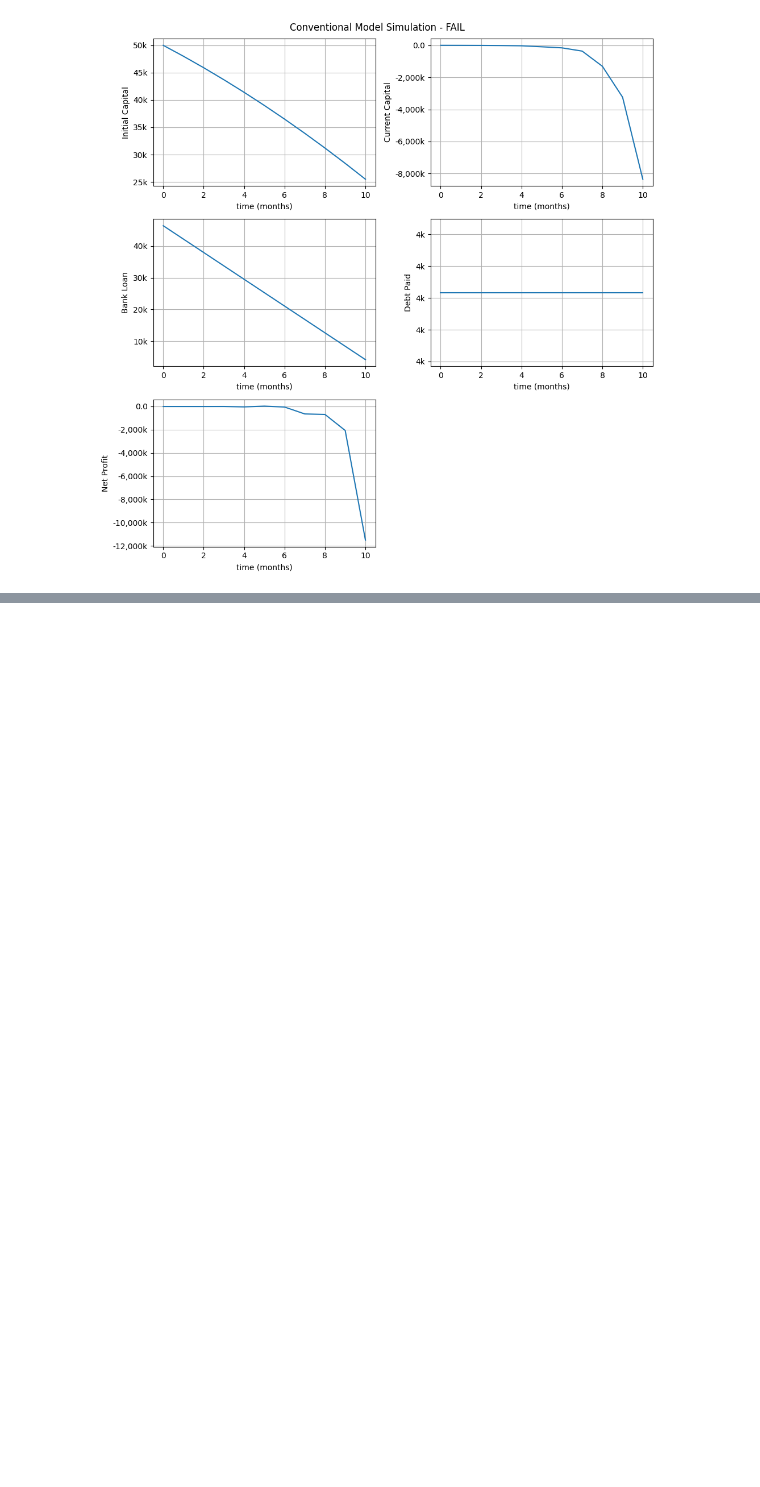
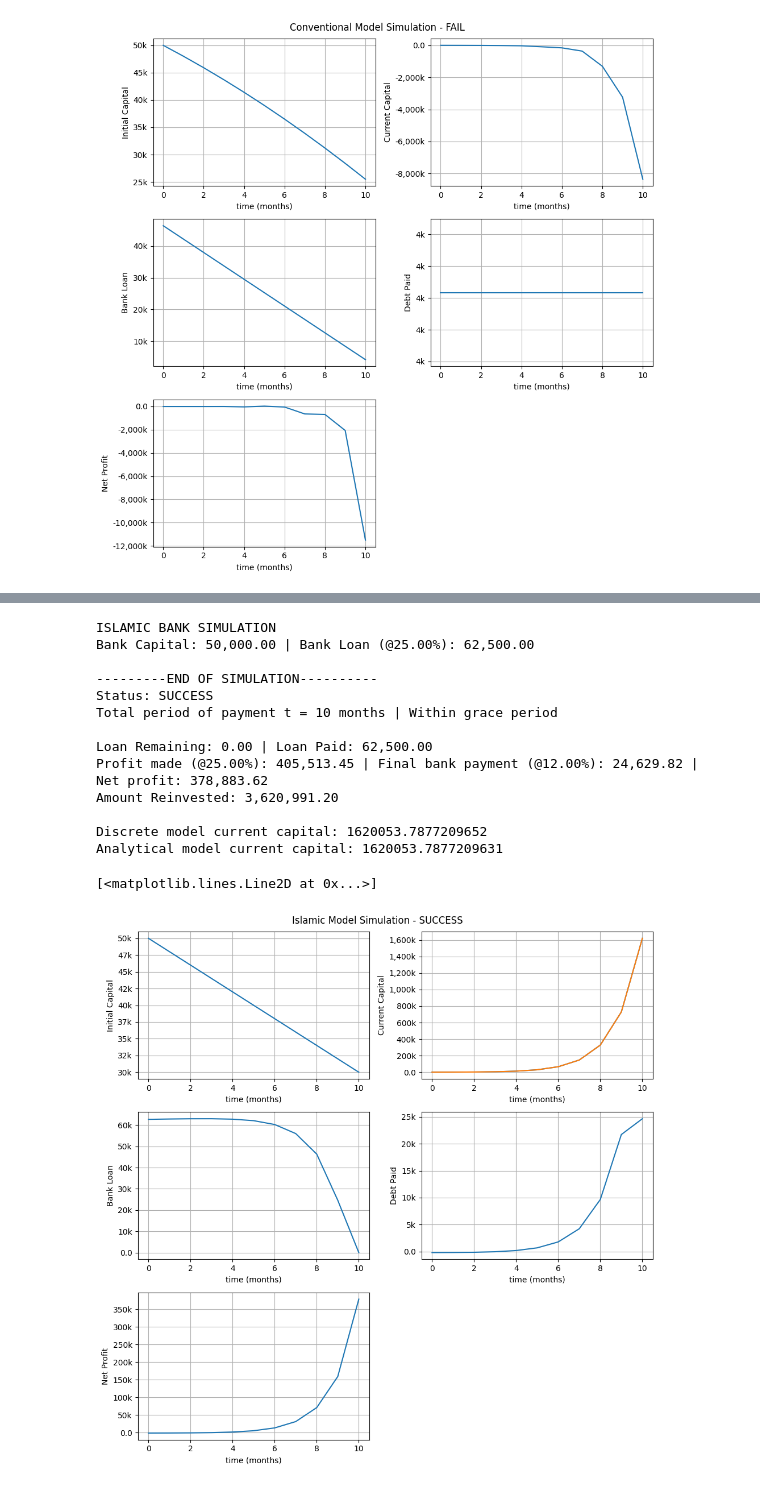
Before and after one commit to AriqAhmer/banking-system-modelling, a Jupyter notebook: finance_modelling_personal_tests.ipynb, the cells around one changed output, grey strips where cells are left out. Saved outputs shown, nothing was run; the diff lists cells and outputs as text; code cells hidden in the pictures; blank space fills up the shorter version.

```diff
--- a/finance_modelling_personal_tests.ipynb
+++ b/finance_modelling_personal_tests.ipynb
@@ -204,0 +285,44 @@ Amount Reinvested: -27,166,213.60
+# %%
+np.random.seed(123456789)
+
+# Graphs for our constant case according to recurrance relations i.e. iterative method
+model_islamic = IslamicModel(
+    initial_capital=INITIAL_CAPITAL,
+    current_capital=CURRENT_CAPITAL,
+    profit_margin=PROFIT_MARGIN,
+    expenses=EXPENSES,
+    bank_fee=BANK_FEE,
+    bank_share=BANK_SHARE,
+    initial_capital_reinvestment=INITIAL_CAPITAL_REINVESTMENT
+)
+model_islamic.simulate(time_period=SIMULATION_TIME, grace_period=GRACE_PERIOD)
+
+# simulating the analytical model
+DIVIDEND = 0
+mu = 1 + (PROFIT_MARGIN * (1 - DIVIDEND) * (1 - BANK_SHARE))
+k = (mu - 1)/(mu * PROFIT_MARGIN)
+C = lambda t : (CURRENT_CAPITAL + INITIAL_CAPITAL_REINVESTMENT - EXPENSES*k)*(np.float_power((1+mu), t)) - INITIAL_CAPITAL_REINVESTMENT+(k*EXPENSES)
+
+epochs = model_islamic.simulation_values()['time_period']
+
+print(f"Discrete model current capital: {model_islamic.simulation_values()['current_capital'][-1]}")
+print(f"Analytical model current capital: {C(epochs[-1])}")
+
+_, _, ax, _, _, _ = model_islamic.simulation_graphs()
+ax.plot(epochs, C(epochs))
+# %% [output]
+ISLAMIC BANK SIMULATION
+Bank Capital: 50,000.00 | Bank Loan (@25.00%): 62,500.00
+
+---------END OF SIMULATION----------
+Status: SUCCESS
+Total period of payment t = 10 months | Within grace period
+
+Loan Remaining: 0.00 | Loan Paid: 62,500.00
+Profit made (@25.00%): 405,513.45 | Final bank payment (@12.00%): 24,629.82 | Net profit: 378,883.62
+Amount Reinvested: 3,620,991.20
+
+Discrete model current capital: 1620053.7877209652
+Analytical model current capital: 1620053.7877209631
+[<matplotlib.lines.Line2D at 0x...>]
+[figure, added]
```
Also changed, not shown: parts of 3 cells of this notebook.
